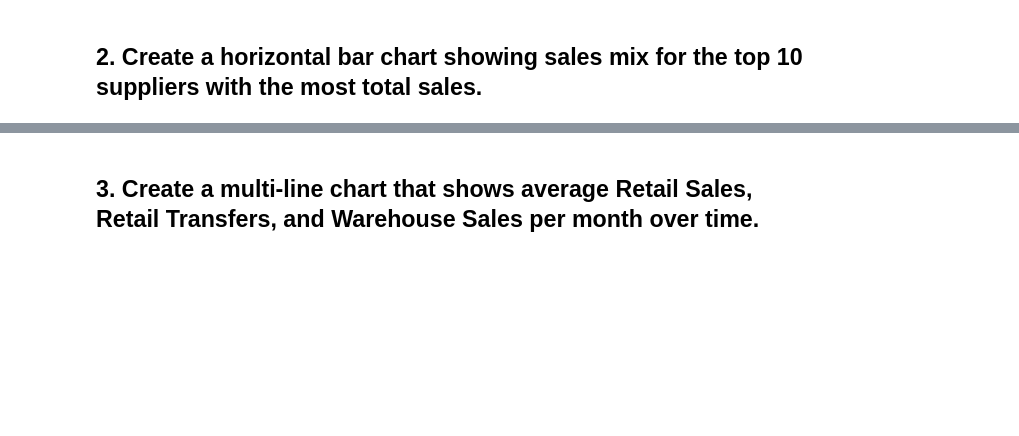
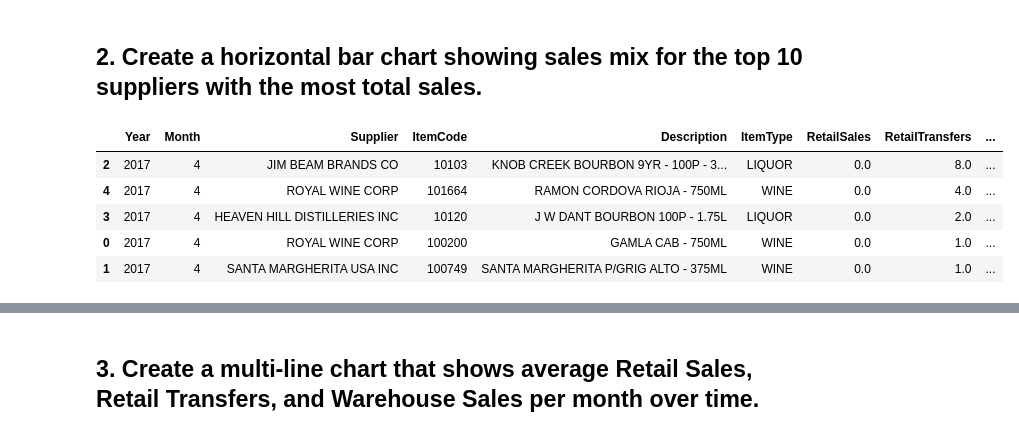
Before and after one commit to chandlershortlidge/lab-plotting-multiple-data-series, a Jupyter notebook: your-code/main.ipynb, the cells around one changed output, grey strips where cells are left out. Saved outputs shown, nothing was run; the diff lists cells and outputs as text; code cells hidden in the pictures; blank space fills up the shorter version.

```diff
--- a/your-code/main.ipynb
+++ b/your-code/main.ipynb
@@ -25,2 +53,13 @@ data.head()
 # %% [markdown]
 ## 2. Create a horizontal bar chart showing sales mix for the top 10 suppliers with the most total sales.
+# %%
+# create a new column in data frame called 'TotalSales' that is the sum of RetailSales, RetailTransfers, and WarehouseSales
+data['TotalSales'] = data['RetailSales'] + data['RetailTransfers'] + data['WarehouseSales']
+data.head().sort_values(by='TotalSales', ascending=False)
+# %% [output]
+|  | Year | Month | Supplier | ItemCode | Description | ItemType | RetailSales | RetailTransfers | ... |
+| 2 | 2017 | 4 | JIM BEAM BRANDS CO | 10103 | KNOB CREEK BOURBON 9YR - 100P - 3... | LIQUOR | 0.0 | 8.0 | ... |
+| 4 | 2017 | 4 | ROYAL WINE CORP | 101664 | RAMON CORDOVA RIOJA - 750ML | WINE | 0.0 | 4.0 | ... |
+| 3 | 2017 | 4 | HEAVEN HILL DISTILLERIES INC | 10120 | J W DANT BOURBON 100P - 1.75L | LIQUOR | 0.0 | 2.0 | ... |
+| 0 | 2017 | 4 | ROYAL WINE CORP | 100200 | GAMLA CAB - 750ML | WINE | 0.0 | 1.0 | ... |
+| 1 | 2017 | 4 | SANTA MARGHERITA USA INC | 100749 | SANTA MARGHERITA P/GRIG ALTO - 375ML | WINE | 0.0 | 1.0 | ... |
```
Also changed, not shown: parts of 8 cells of this notebook.
